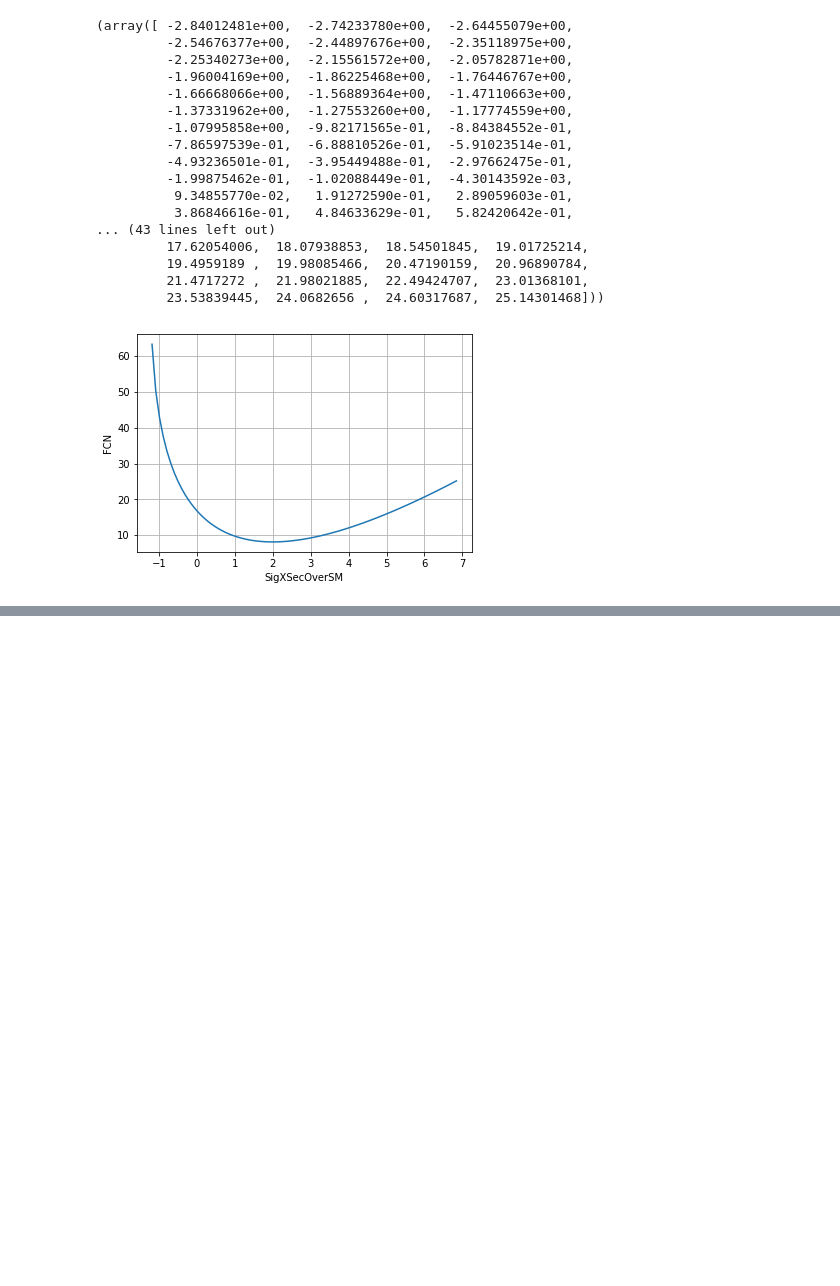
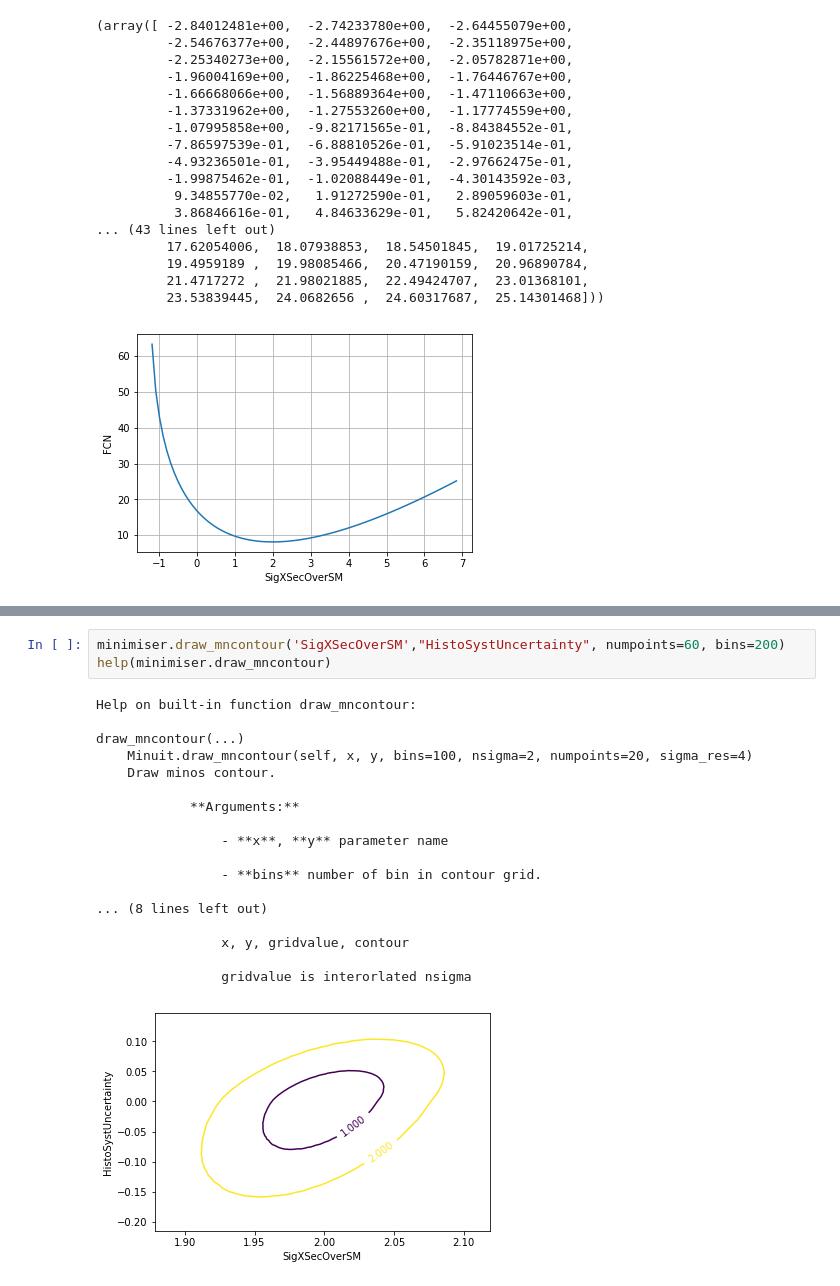
Before and after one commit to Histimator/Histimator, a Jupyter notebook: TestingConstraints.ipynb, the cells around one changed output, grey strips where cells are left out. Saved outputs shown, nothing was run; the diff lists cells and outputs as text; blank space fills up the shorter version.

```diff
--- a/TestingConstraints.ipynb
+++ b/TestingConstraints.ipynb
@@ -390,0 +490,22 @@ minimiser.draw_profile('SigXSecOverSM')
+# %%
+minimiser.draw_mncontour('SigXSecOverSM',"HistoSystUncertainty", numpoints=60, bins=200)
+help(minimiser.draw_mncontour)
+# %% [output]
+Help on built-in function draw_mncontour:
+
+draw_mncontour(...)
+    Minuit.draw_mncontour(self, x, y, bins=100, nsigma=2, numpoints=20, sigma_res=4)
+    Draw minos contour.
+
+            **Arguments:**
+
+                - **x**, **y** parameter name
+
+                - **bins** number of bin in contour grid.
+
+... (8 lines left out)
+
+                x, y, gridvalue, contour
+
+                gridvalue is interorlated nsigma
+[figure, added]
```
Also changed, not shown: parts of 6 cells of this notebook, 1 other file.
